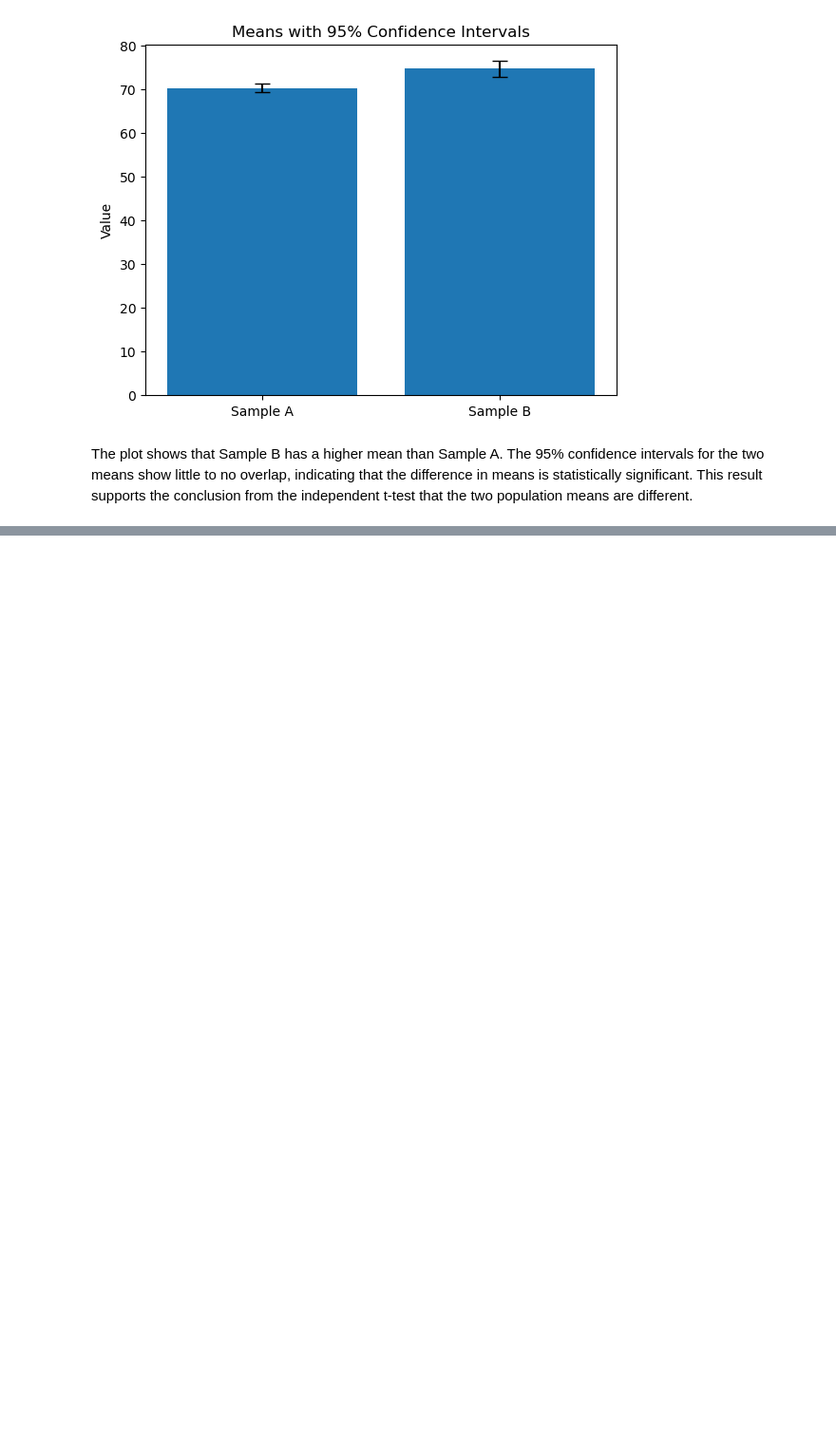
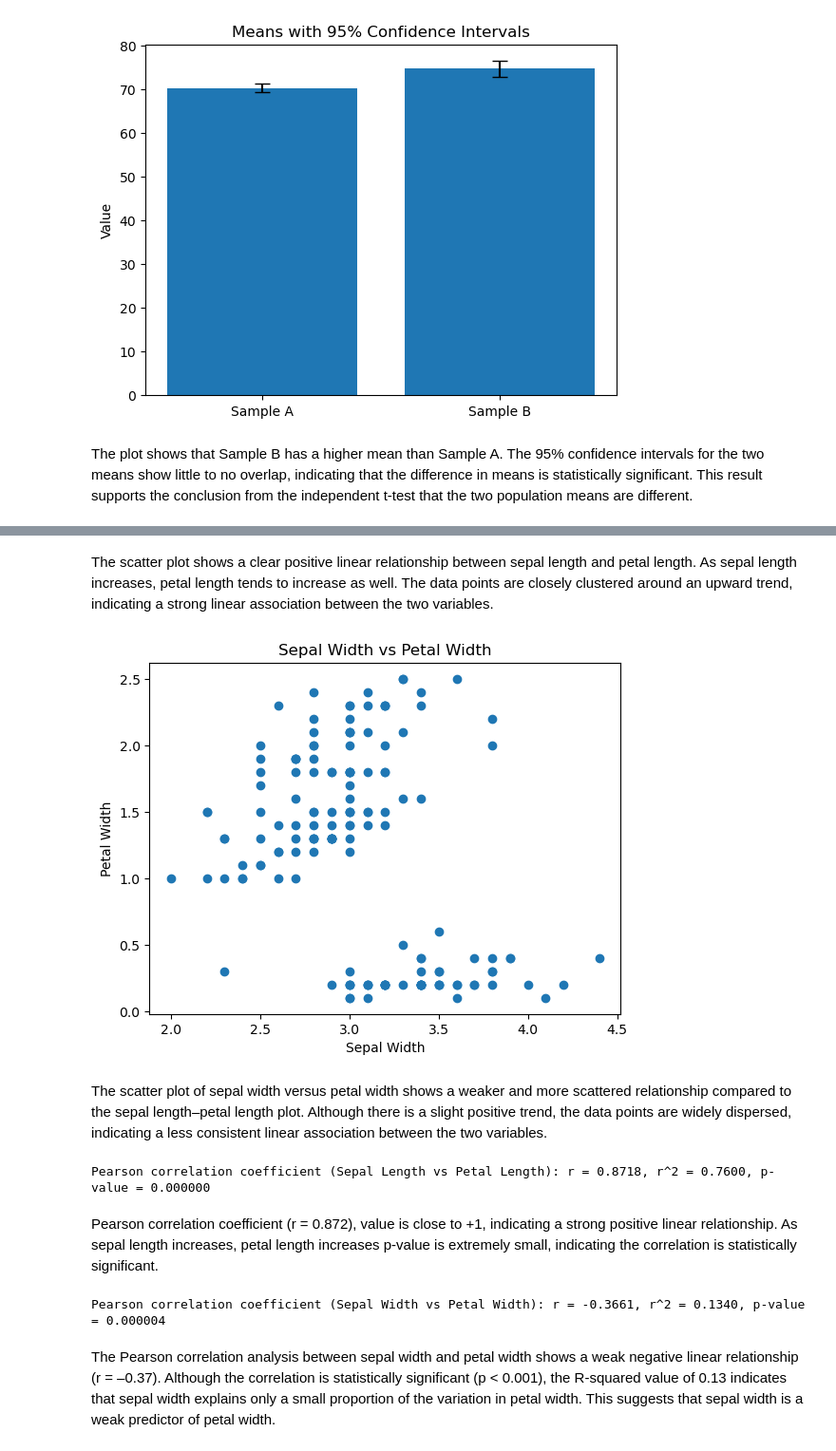
Before and after one commit to NinaHoang/5m-data-3.1-probability-statistics, a Jupyter notebook: notebooks/assignment.ipynb, the cells around one changed output, grey strips where cells are left out. Shown at 95% size. Cells and saved outputs as stored; diff of their text form; code cells hidden in the pictures; blank space fills up the shorter version.

```diff
--- a/notebooks/assignment.ipynb
+++ b/notebooks/assignment.ipynb
@@ -110,0 +149,37 @@ The plot shows that Sample B has a higher mean than Sample A. The 95% confidence
+# %% [markdown]
+The scatter plot shows a clear positive linear relationship between sepal length and petal length. As sepal length increases, petal length tends to increase as well. The data points are closely clustered around an upward trend, indicating a strong linear association between the two variables.
+# %%
+# Scatter plot of Sepal With vs Petal Width
+plt.figure()
+plt.scatter(iris["sepal_width"], iris["petal_width"])
+plt.xlabel("Sepal Width")
+plt.ylabel("Petal Width")
+plt.title("Sepal Width vs Petal Width")
+plt.show()
+# %% [output]
+[figure, added]
+# %% [markdown]
+The scatter plot of sepal width versus petal width shows a weaker and more scattered relationship compared to the sepal length–petal length plot. Although there is a slight positive trend, the data points are widely dispersed, indicating a less consistent linear association between the two variables.
+# %%
+# Calculate Pearson correlation coefficient between Sepal Length and Petal Length
+sepal_lengths = iris['sepal_length'].values
+petal_lengths = iris['petal_length'].values
+r, p = st.pearsonr(sepal_lengths, petal_lengths)
+r_squared = r**2
+print(f'Pearson correlation coefficient (Sepal Length vs Petal Length): r = {r:.4f}, r^2 = {r_squared:.4f}, p-value = {p:.6f}')
+# %% [output]
+Pearson correlation coefficient (Sepal Length vs Petal Length): r = 0.8718, r^2 = 0.7600, p-value = 0.000000
+# %% [markdown]
+Pearson correlation coefficient (r = 0.872), value is close to +1, indicating a strong positive linear relationship. As sepal length increases, petal length increases
+p-value is extremely small, indicating the correlation is statistically significant.
+# %%
+# Calculate Pearson correlation coefficient between Sepal Width and Petal Width
+sepal_widths = iris['sepal_width'].values
+petal_widths = iris['petal_width'].values
+r, p = st.pearsonr(sepal_widths, petal_widths)
+r_squared = r**2
+print(f'Pearson correlation coefficient (Sepal Width vs Petal Width): r = {r:.4f}, r^2 = {r_squared:.4f}, p-value = {p:.6f}')
+# %% [output]
+Pearson correlation coefficient (Sepal Width vs Petal Width): r = -0.3661, r^2 = 0.1340, p-value = 0.000004
+# %% [markdown]
+The Pearson correlation analysis between sepal width and petal width shows a weak negative linear relationship (r = –0.37). Although the correlation is statistically significant (p < 0.001), the R-squared value of 0.13 indicates that sepal width explains only a small proportion of the variation in petal width. This suggests that sepal width is a weak predictor of petal width.
```
Also changed, not shown: parts of 3 cells of this notebook.
